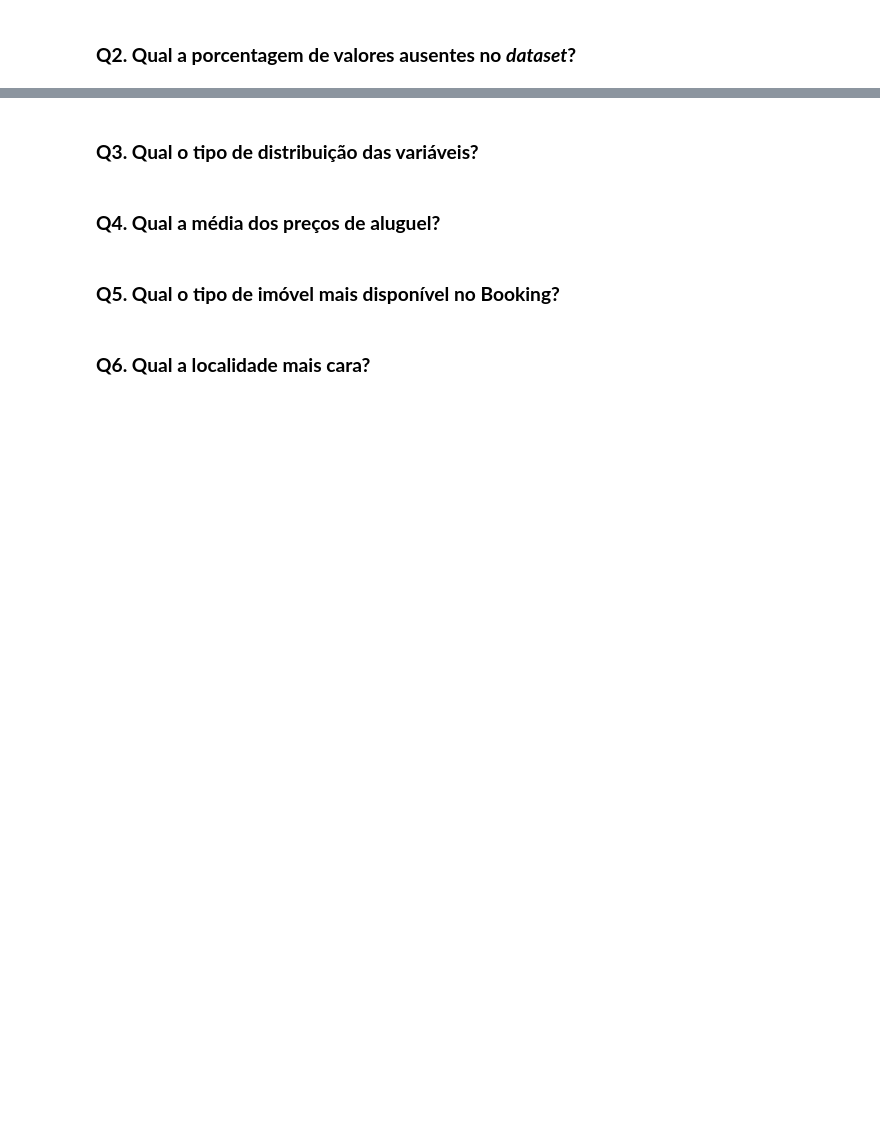
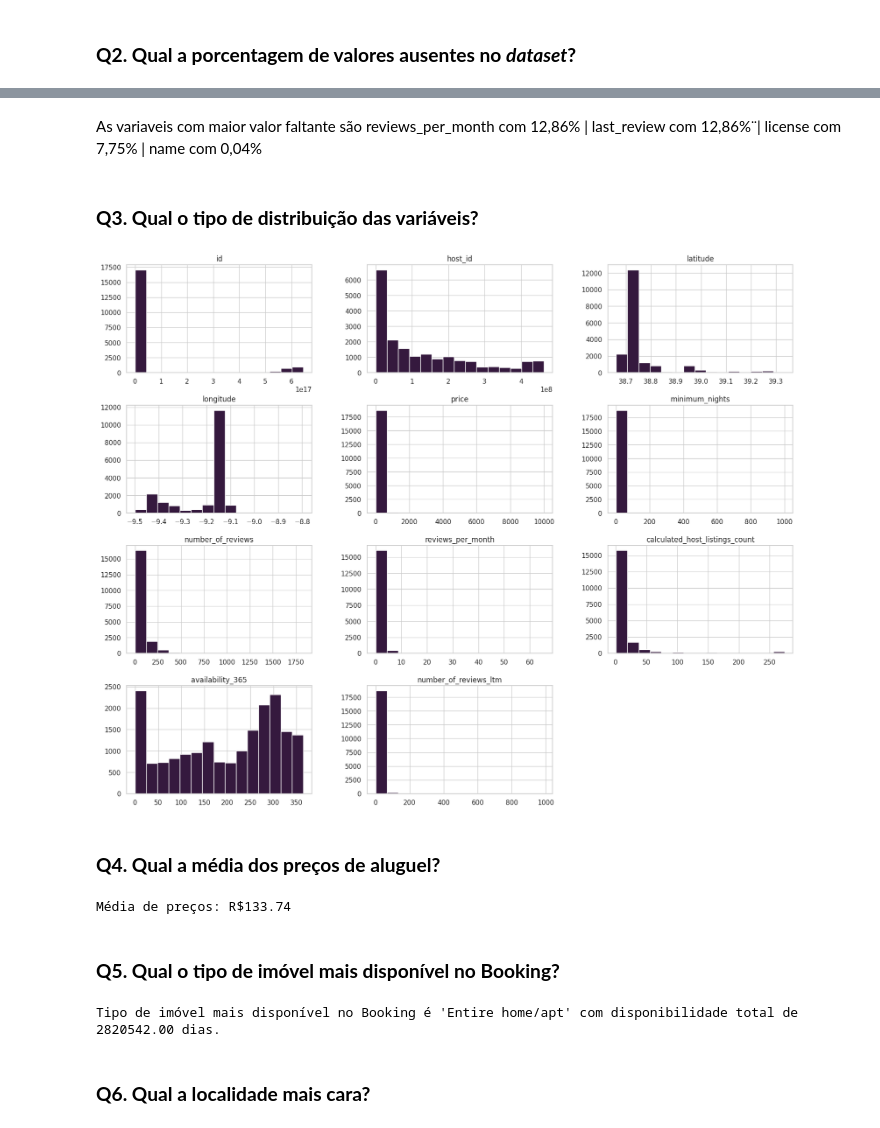
Before and after one commit to diegofloriano/data_science_2025, a Jupyter notebook: notebooks/Exercicio_Analisando_os_Dados_do_Booking.ipynb, the cells around one changed output, grey strips where cells are left out. Cells and saved outputs as stored; diff of their text form; code cells hidden in the pictures; blank space fills up the shorter version.

```diff
--- a/notebooks/Exercicio_Analisando_os_Dados_do_Booking.ipynb
+++ b/notebooks/Exercicio_Analisando_os_Dados_do_Booking.ipynb
@@ -52,10 +52,16 @@ sns.set_theme(style="whitegrid", palette='rocket')
 from google.colab import drive
 drive.mount('/content/drive')
 
-path = "/content/drive/MyDrive/folder"
+path = "/content/drive/MyDrive/DATA_SCIENCE"
 # %% [output]
 Mounted at /content/drive
 # %% [markdown]
 ## Análise dos Dados
 # %% [markdown]
 ### **Q1. Quantos atributos (variáveis) e quantas entradas o nosso conjunto de dados possui? Quais os tipos das variáveis?**
+# %%
+# Leitura do arquivo
+df = pd.read_csv(path + '/booking_portugal.csv', sep=',')
+
+# Mostrando as 10 primeiras linhas
+df.head(10)
@@ -64,8 +128,32 @@ Mounted at /content/drive
+# %% [markdown]
+As variaveis com maior valor faltante são reviews_per_month com 12,86% | last_review com 12,86%¨| license com 7,75% | name com 0,04%
 # %% [markdown]
 ### **Q3. Qual o tipo de distribuição das variáveis?**
+# %%
+#Distribuição de variaveis
+df.hist(bins=15, figsize=(20,16));
+# %% [output]
+[figure, added]
 # %% [markdown]
 ### **Q4. Qual a média dos preços de aluguel?**
+# %%
+avg_price = df['price'].mean()
+
+print(f"Média de preços: R${avg_price:.2f}")
+# %% [output]
+Média de preços: R$133.74
 # %% [markdown]
 ### **Q5. Qual o tipo de imóvel mais disponível no Booking?**
+# %%
+# Agrupar por tipo de imovel e somar as disponibilidades
+imovel = df.groupby("room_type")["availability_365"].sum()
+
+# Encontrar o tipo de imóvel com a maior disponibilidade
+top_imovel = imovel.idxmax()
+top_disponibilidade = imovel.max()
+
+print(f"Tipo de imovel mais disponivel no Booking é o {top_imovel} com disponibilidade de ({top_disponibilidade:.2f} dias)")
+# %% [output]
+Tipo de imóvel mais disponível no Booking é 'Entire home/apt' com disponibilidade total de 2820542.00 dias.
 # %% [markdown]
 ### **Q6. Qual a localidade mais cara?**
```
Also changed, not shown: parts of 5 cells of this notebook.
